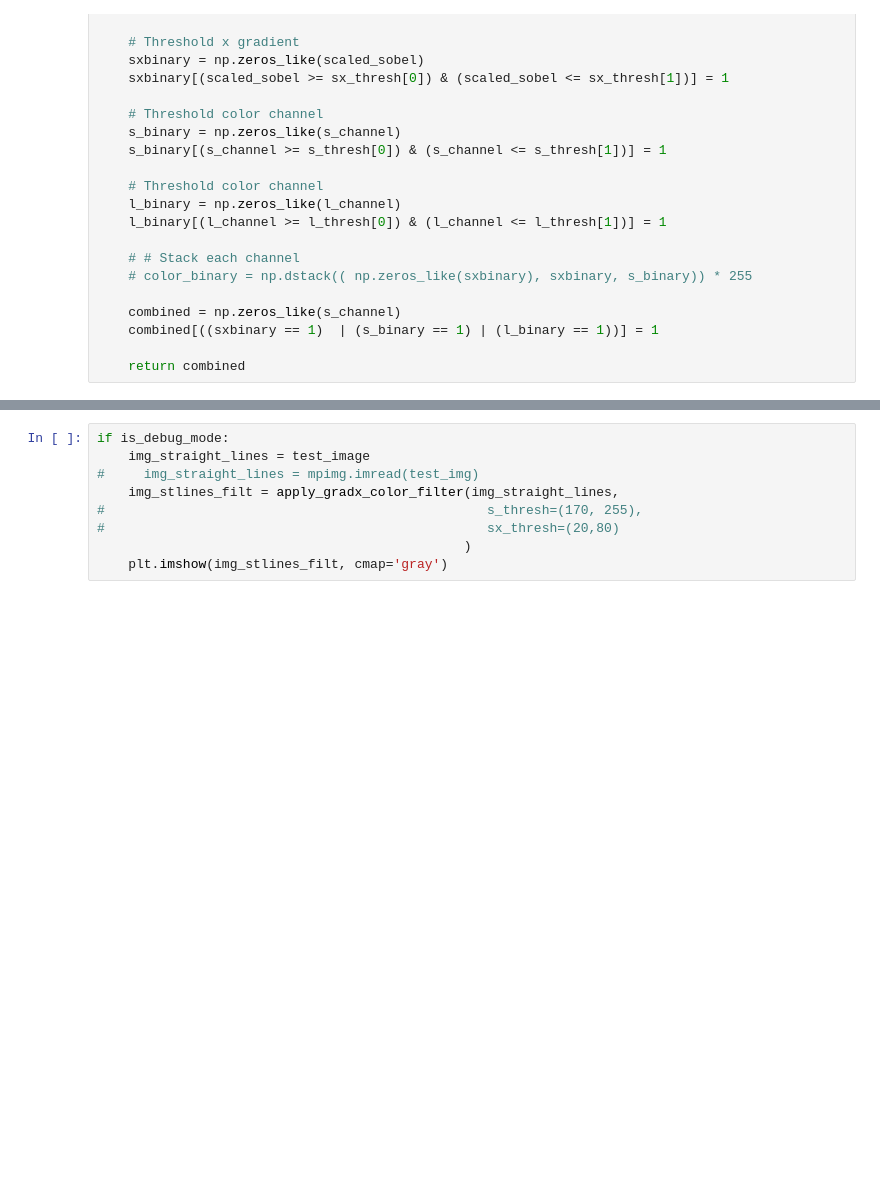
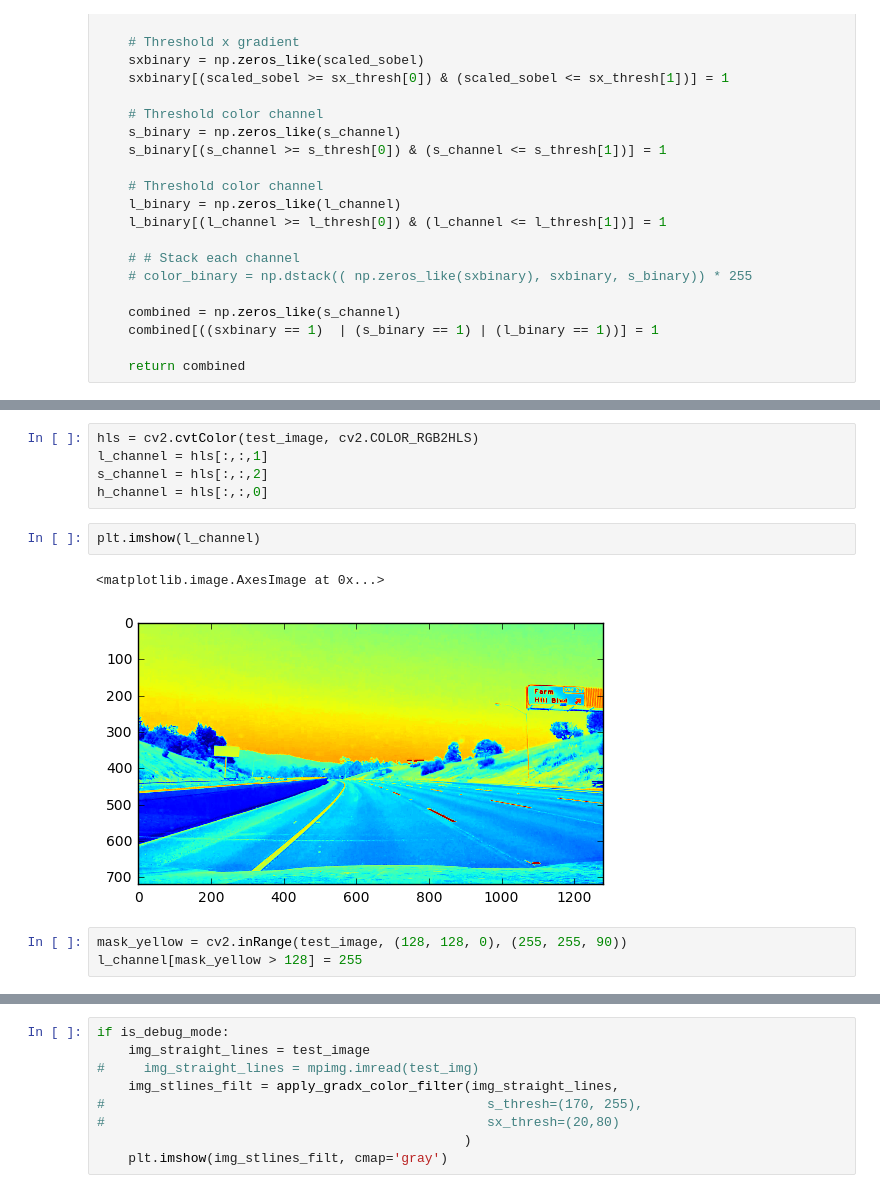
Before and after one commit to vijaykrishnay/Udacity_AdvLaneLines, a Jupyter notebook: Advanced_LaneFinding - Main.ipynb, the cells around one changed output, grey strips where cells are left out. Drawn from its saved outputs; the diff is of its cells as text; blank space fills up the shorter version.

Commit message:
Updated README. Added supporting images. Updated Main pipeline to turn on debugging and other cleanup

```diff
--- a/Advanced_LaneFinding - Main.ipynb
+++ b/Advanced_LaneFinding - Main.ipynb
@@ -95,0 +101,13 @@ def apply_gradx_color_filter(img, s_thresh=(170, 255), sx_thresh=(100, 255), l_t
+# %%
+hls = cv2.cvtColor(test_image, cv2.COLOR_RGB2HLS)
+l_channel = hls[:,:,1]
+s_channel = hls[:,:,2]
+h_channel = hls[:,:,0]
+# %%
+plt.imshow(l_channel)
+# %% [output]
+<matplotlib.image.AxesImage at 0x...>
+[figure, added]
+# %%
+mask_yellow = cv2.inRange(test_image, (128, 128, 0), (255, 255, 90))
+l_channel[mask_yellow > 128] = 255
```
Also changed, not shown: parts of 9 cells of this notebook, 17 other files.
